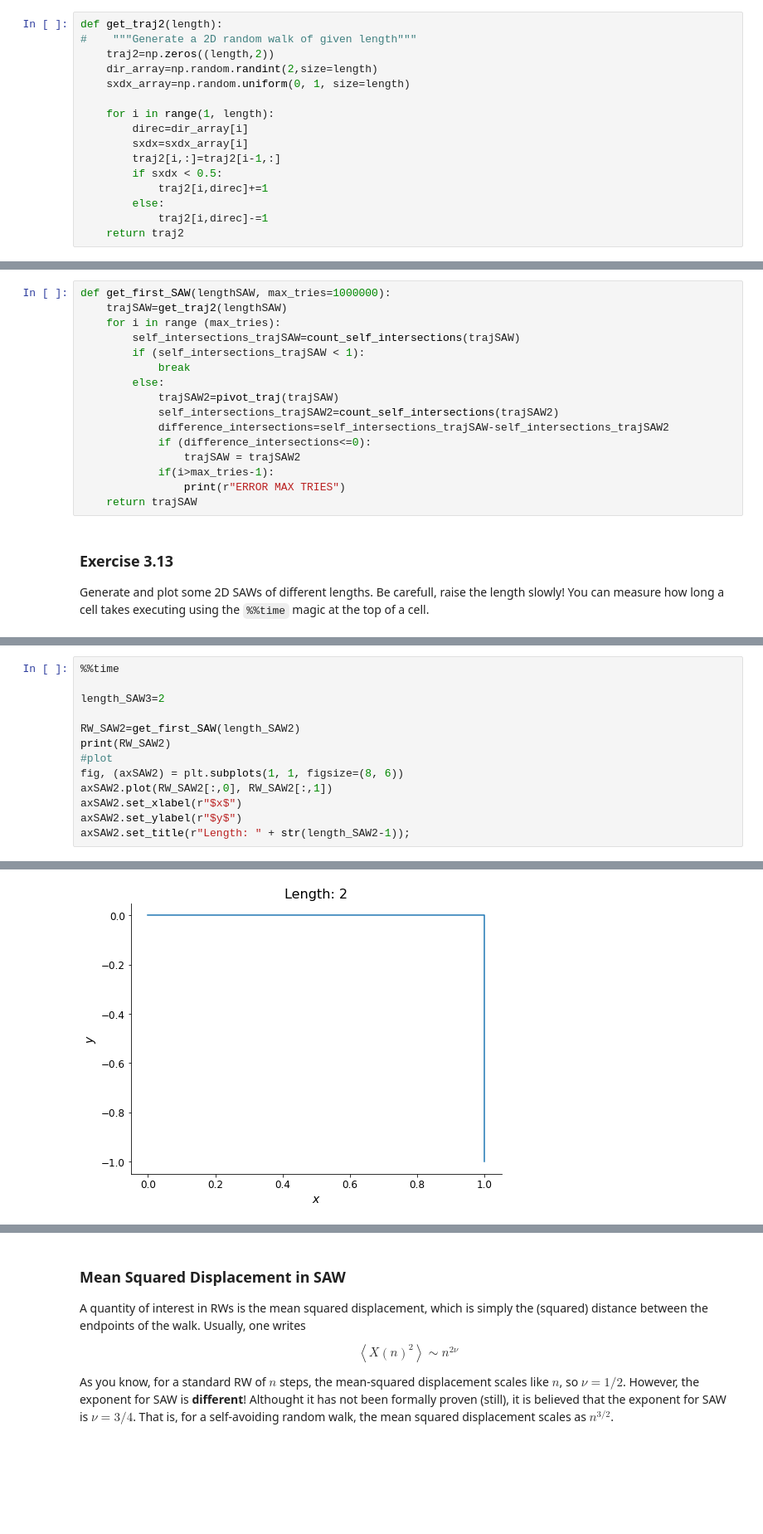
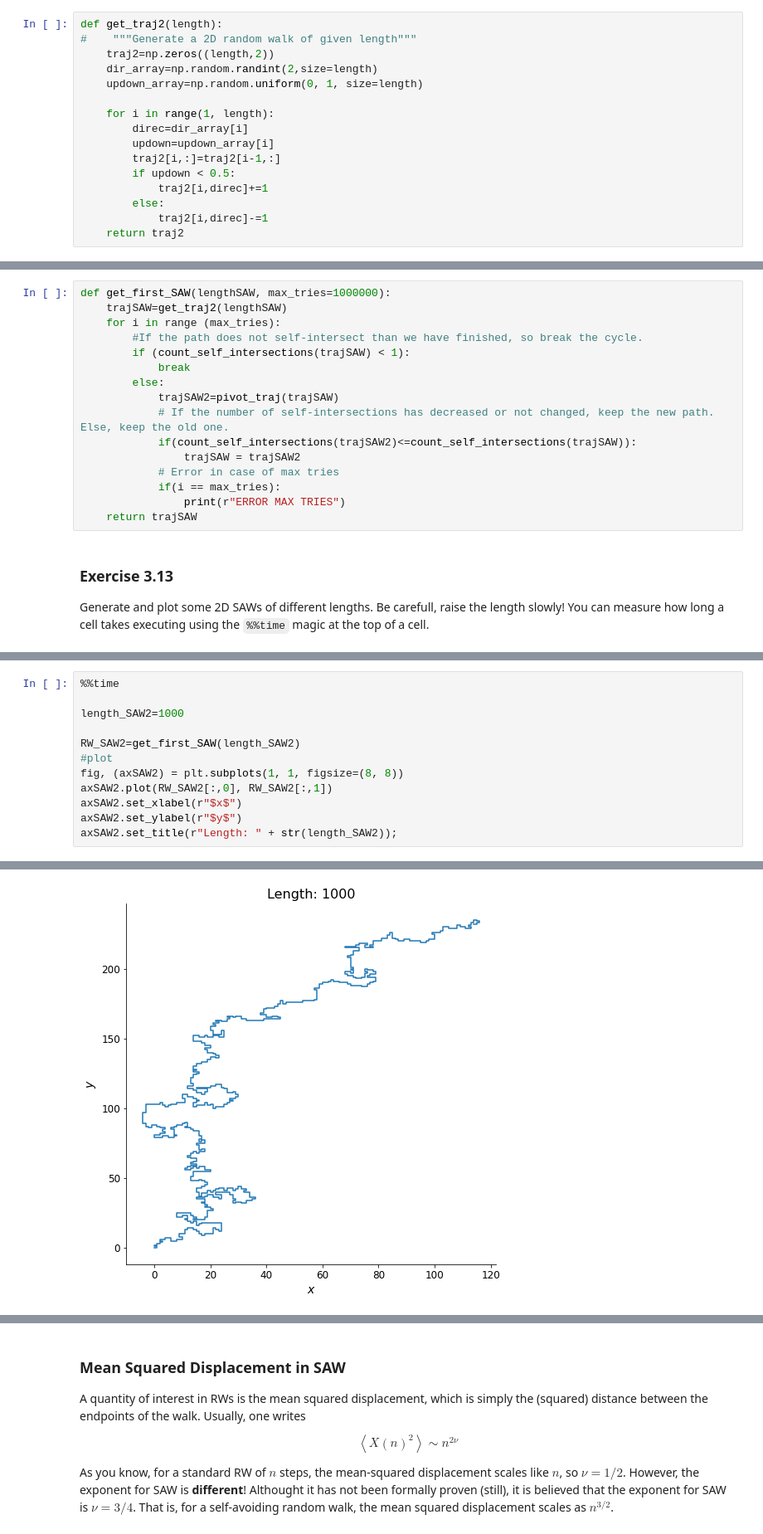
Before and after one commit to Gea97/MeccanicaStatistica2021, a Jupyter notebook: notebooks/3-Random-Walks.ipynb, the cells around one changed output, grey strips where cells are left out. Shown at 83% size. Saved outputs shown, nothing was run; the diff lists cells and outputs as text; blank space fills up the shorter version.

```diff
--- a/notebooks/3-Random-Walks.ipynb
+++ b/notebooks/3-Random-Walks.ipynb
@@ -386,13 +395,13 @@ def get_traj2(length):
 #    """Generate a 2D random walk of given length"""
     traj2=np.zeros((length,2))
     dir_array=np.random.randint(2,size=length)
-    sxdx_array=np.random.uniform(0, 1, size=length)
+    updown_array=np.random.uniform(0, 1, size=length)
 
     for i in range(1, length):
         direc=dir_array[i]
-        sxdx=sxdx_array[i]
+        updown=updown_array[i]
         traj2[i,:]=traj2[i-1,:]
-        if sxdx < 0.5:
+        if updown < 0.5:
             traj2[i,direc]+=1
         else:
             traj2[i,direc]-=1
@@ -584,16 +625,16 @@ Write a function `get_first_SAW` that generates a SAW of given length
 def get_first_SAW(lengthSAW, max_tries=1000000):
     trajSAW=get_traj2(lengthSAW)
     for i in range (max_tries):
-        self_intersections_trajSAW=count_self_intersections(trajSAW)
-        if (self_intersections_trajSAW < 1):
+        #If the path does not self-intersect than we have finished, so break the cycle.
+        if (count_self_intersections(trajSAW) < 1):
             break
         else:
             trajSAW2=pivot_traj(trajSAW)
-            self_intersections_trajSAW2=count_self_intersections(trajSAW2)
-            difference_intersections=self_intersections_trajSAW-self_intersections_trajSAW2
-            if (difference_intersections<=0):
+            # If the number of self-intersections has decreased or not changed, keep the new path. Else, keep the old one.
+            if(count_self_intersections(trajSAW2)<=count_self_intersections(trajSAW)):
                 trajSAW = trajSAW2
-            if(i>max_tries-1):
+            # Error in case of max tries
+            if(i == max_tries):
                 print(r"ERROR MAX TRIES")
     return trajSAW
 # %% [markdown]
@@ -618,14 +662,13 @@ KeyboardInterrupt:
 # %%
 %%time
 
-length_SAW3=2
+length_SAW2=1000
 
 RW_SAW2=get_first_SAW(length_SAW2)
-print(RW_SAW2)
 #plot
-fig, (axSAW2) = plt.subplots(1, 1, figsize=(8, 6))
+fig, (axSAW2) = plt.subplots(1, 1, figsize=(8, 8))
 axSAW2.plot(RW_SAW2[:,0], RW_SAW2[:,1])
 axSAW2.set_xlabel(r"$x$")
 axSAW2.set_ylabel(r"$y$")
-axSAW2.set_title(r"Length: " + str(length_SAW2-1));
+axSAW2.set_title(r"Length: " + str(length_SAW2));
 # %% [output]
@@ -639,4 +678,4 @@ Text(0.5, 1.0, 'Length: 2')
-[figure, old version]
+[figure, new version]
 # %%
 %%time
 
```
Also changed, not shown: parts of 32 cells of this notebook.
